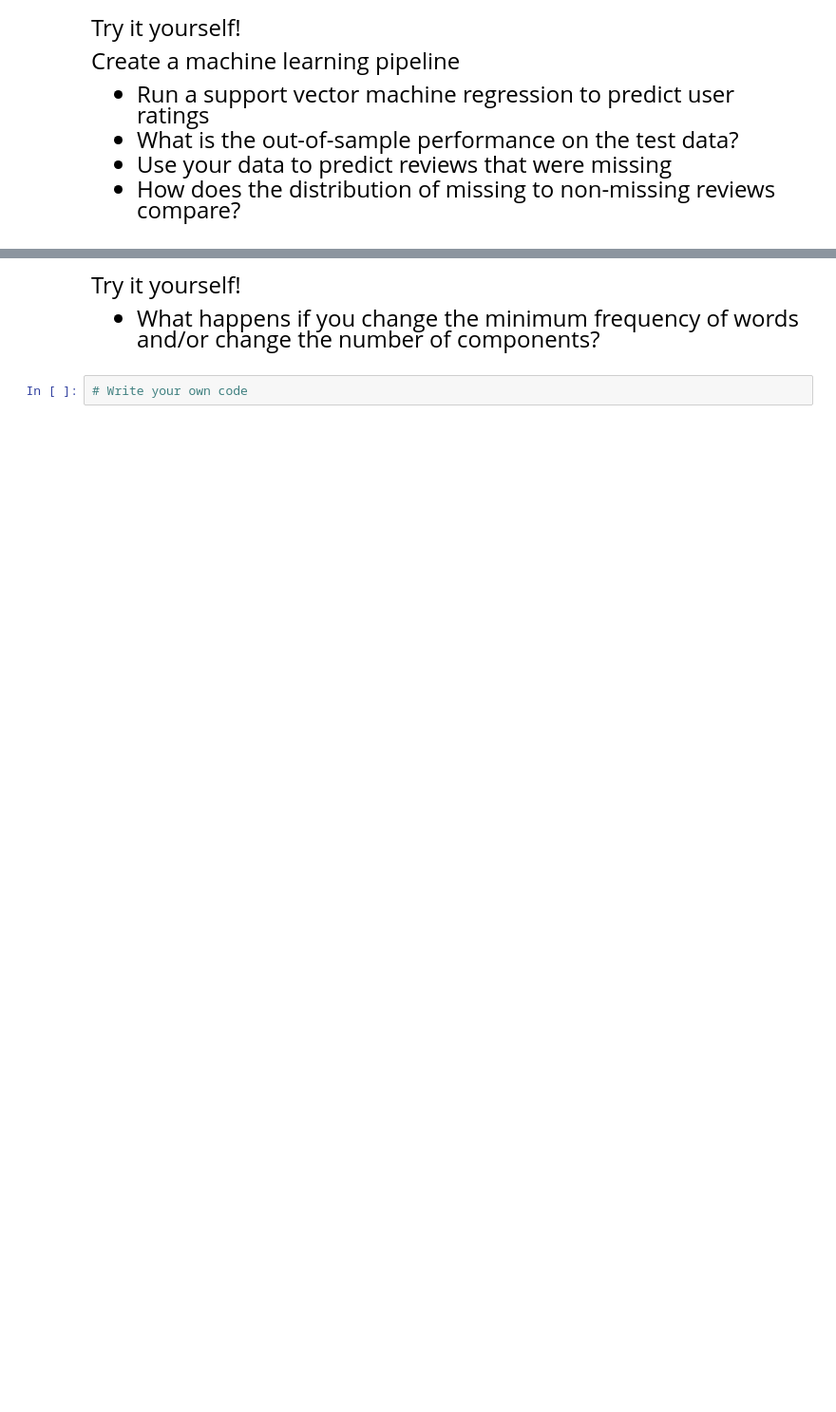
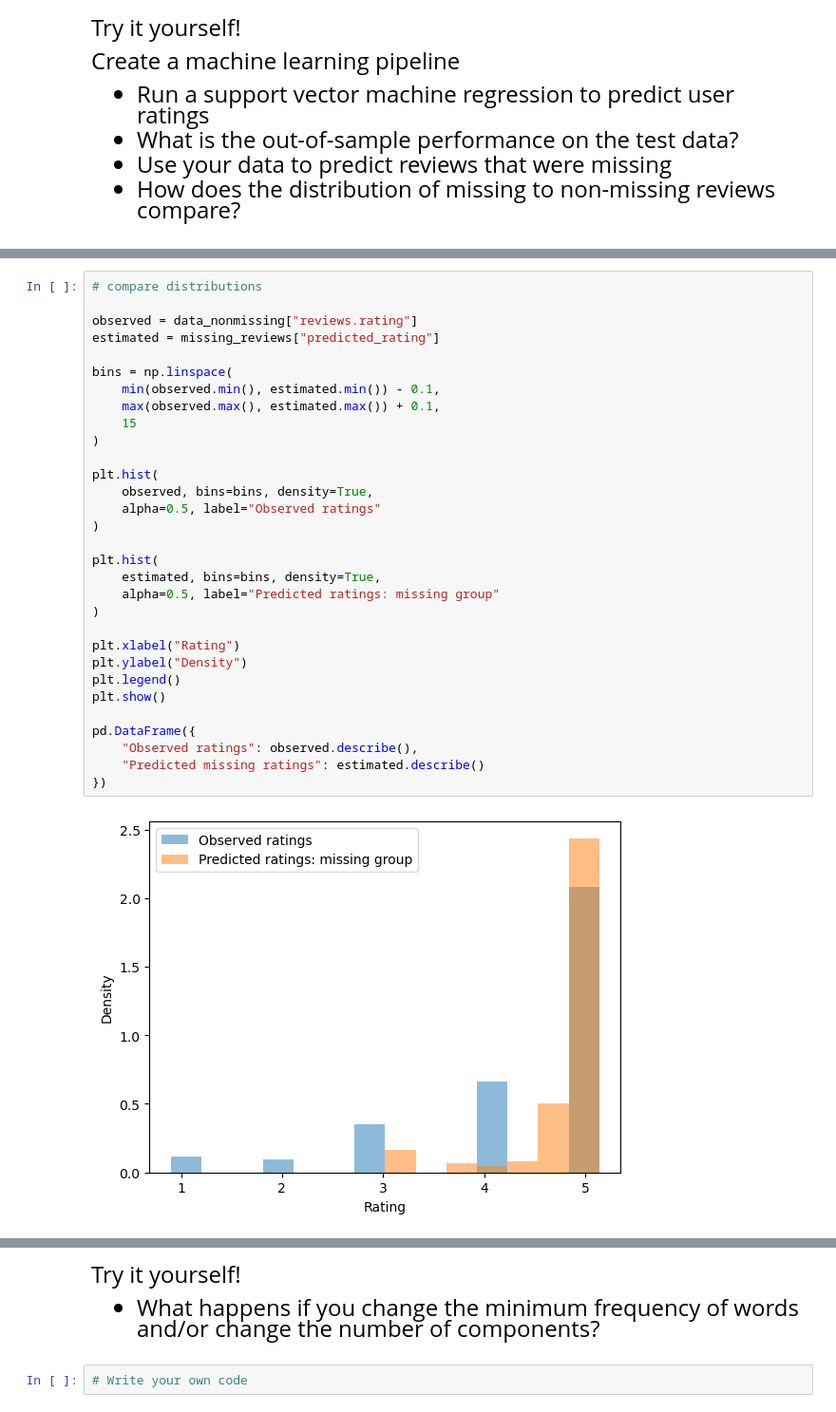
Before and after one commit to amanda-midd/datasci530fall2026, a Jupyter notebook: Lecture 19/Lecture 19 - Text Analysis.ipynb, the cells around one changed output, grey strips where cells are left out. Shown at 95% size. Drawn from its saved outputs; the diff is of its cells as text; blank space fills up the shorter version.

```diff
--- a/Lecture 19/Lecture 19 - Text Analysis.ipynb
+++ b/Lecture 19/Lecture 19 - Text Analysis.ipynb
@@ -298,0 +369,33 @@ Create a machine learning pipeline
+# %%
+# compare distributions
+
+observed = data_nonmissing["reviews.rating"]
+estimated = missing_reviews["predicted_rating"]
+
+bins = np.linspace(
+    min(observed.min(), estimated.min()) - 0.1,
+    max(observed.max(), estimated.max()) + 0.1,
+    15
+)
+
+plt.hist(
+    observed, bins=bins, density=True,
+    alpha=0.5, label="Observed ratings"
+)
+
+plt.hist(
+    estimated, bins=bins, density=True,
+    alpha=0.5, label="Predicted ratings: missing group"
+)
+
+plt.xlabel("Rating")
+plt.ylabel("Density")
+plt.legend()
+plt.show()
+
+pd.DataFrame({
+    "Observed ratings": observed.describe(),
+    "Predicted missing ratings": estimated.describe()
+})
+# %% [output]
+[figure, added]
```
Also changed, not shown: parts of 16 cells of this notebook, 2 other files.
